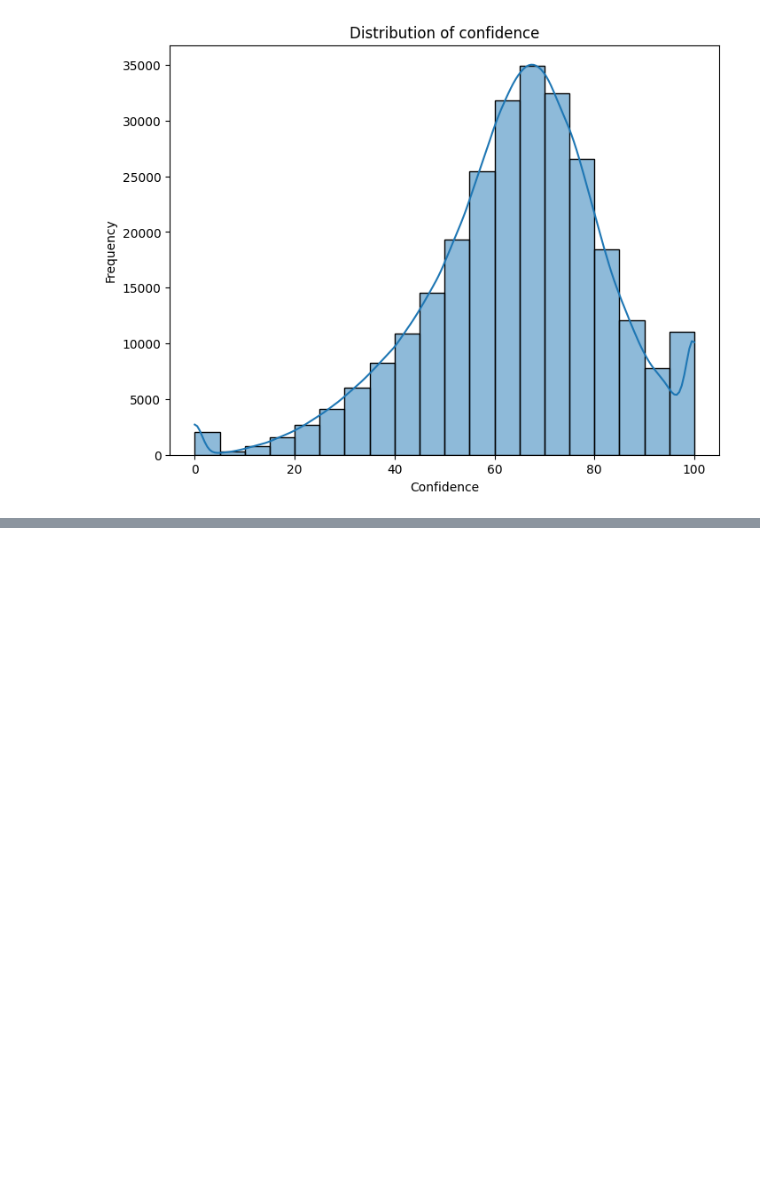
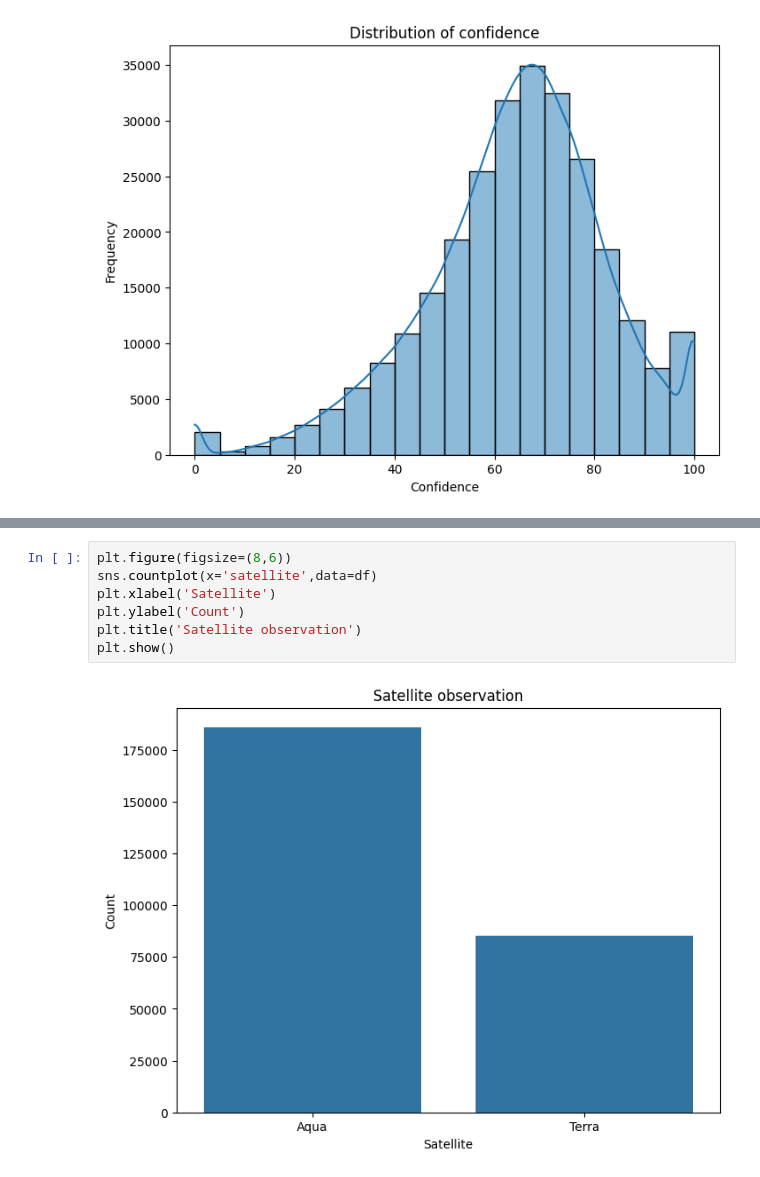
Before and after one commit to vasthav-2005/Deforestation_fire, a Jupyter notebook: Deforestation fire-1.ipynb, the cells around one changed output, grey strips where cells are left out. Drawn from its saved outputs; the diff is of its cells as text; blank space fills up the shorter version.

```diff
--- a/Deforestation fire-1.ipynb
+++ b/Deforestation fire-1.ipynb
@@ -146,0 +175,9 @@ Text(0, 0.5, 'Frequency')
+# %%
+plt.figure(figsize=(8,6))
+sns.countplot(x='satellite',data=df)
+plt.xlabel('Satellite')
+plt.ylabel('Count')
+plt.title('Satellite observation')
+plt.show()
+# %% [output]
+[figure, added]
```
Also changed, not shown: parts of 17 cells of this notebook.
